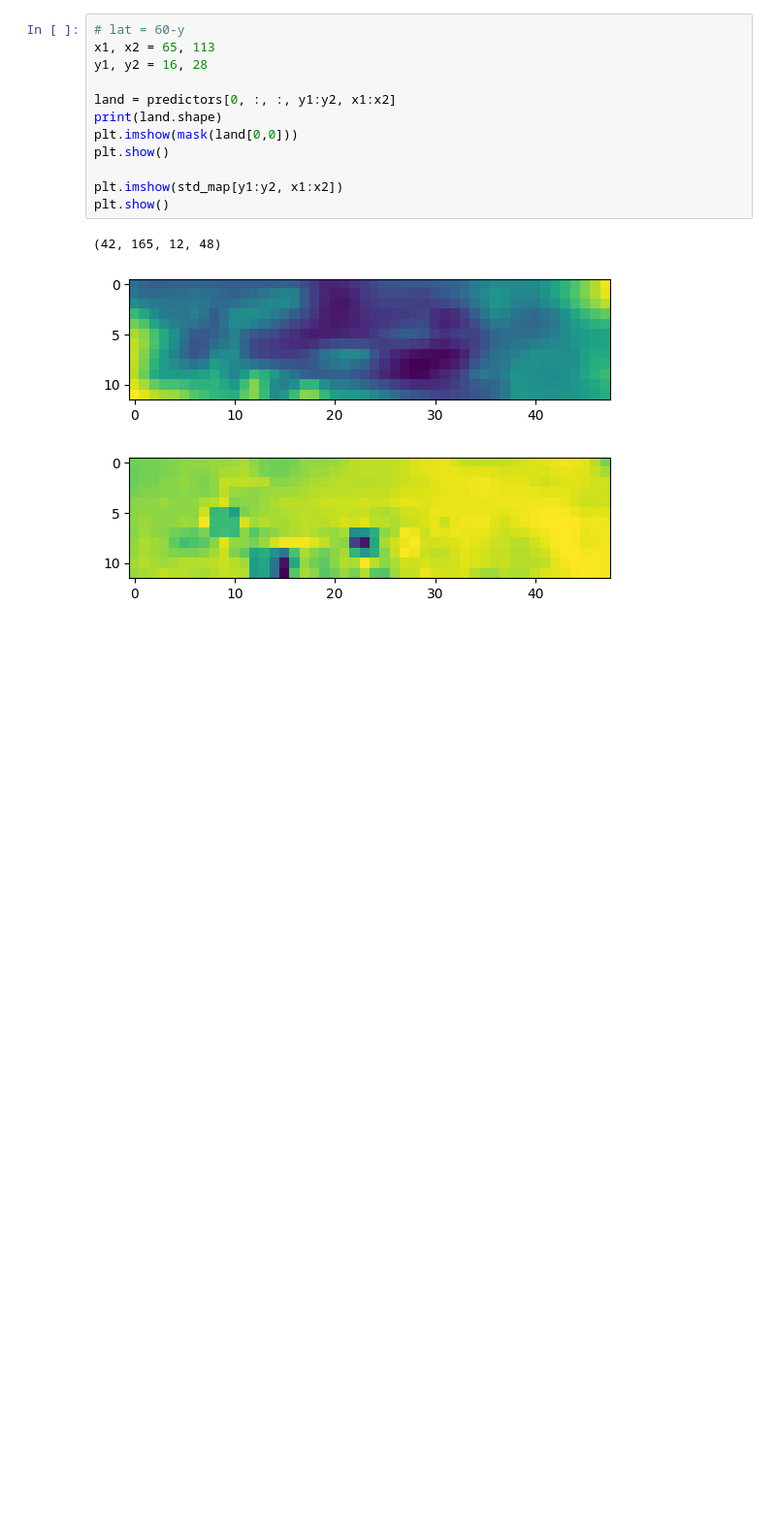
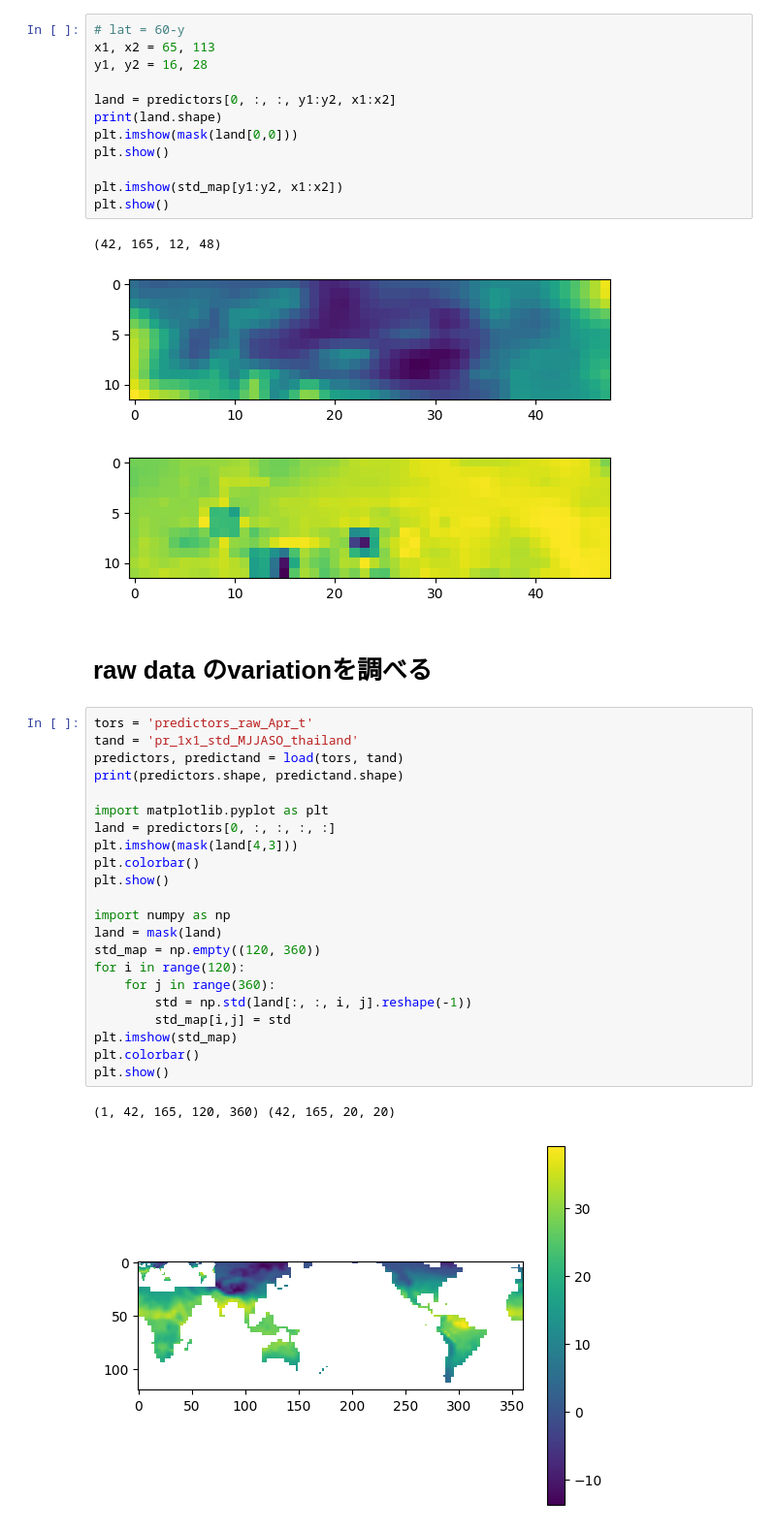
Before and after one commit to HalKiyo/ryzen5900_jupyter_test, a Jupyter notebook: test_workspace/space_test/space.ipynb, the cells around one changed output. Shown at 97% size. Saved outputs shown, nothing was run; the diff lists cells and outputs as text; blank space fills up the shorter version.

```diff
--- a/test_workspace/space_test/space.ipynb
+++ b/test_workspace/space_test/space.ipynb
@@ -160,3 +163,30 @@ plt.show()
 (42, 165, 12, 48)
 [figure]
 [figure]
+# %% [markdown]
+# raw data のvariationを調べる
+# %%
+tors = 'predictors_raw_Apr_t'
+tand = 'pr_1x1_std_MJJASO_thailand'
+predictors, predictand = load(tors, tand)
+print(predictors.shape, predictand.shape)
+
+import matplotlib.pyplot as plt
+land = predictors[0, :, :, :, :]
+plt.imshow(mask(land[4,3]))
+plt.colorbar()
+plt.show()
+
+import numpy as np
+land = mask(land)
+std_map = np.empty((120, 360))
+for i in range(120):
+    for j in range(360):
+        std = np.std(land[:, :, i, j].reshape(-1))
+        std_map[i,j] = std
+plt.imshow(std_map)
+plt.colorbar()
+plt.show()
+# %% [output]
+(1, 42, 165, 120, 360) (42, 165, 20, 20)
+[figure, added]
```
Also changed, not shown: parts of 4 cells of this notebook, 1 other file.
